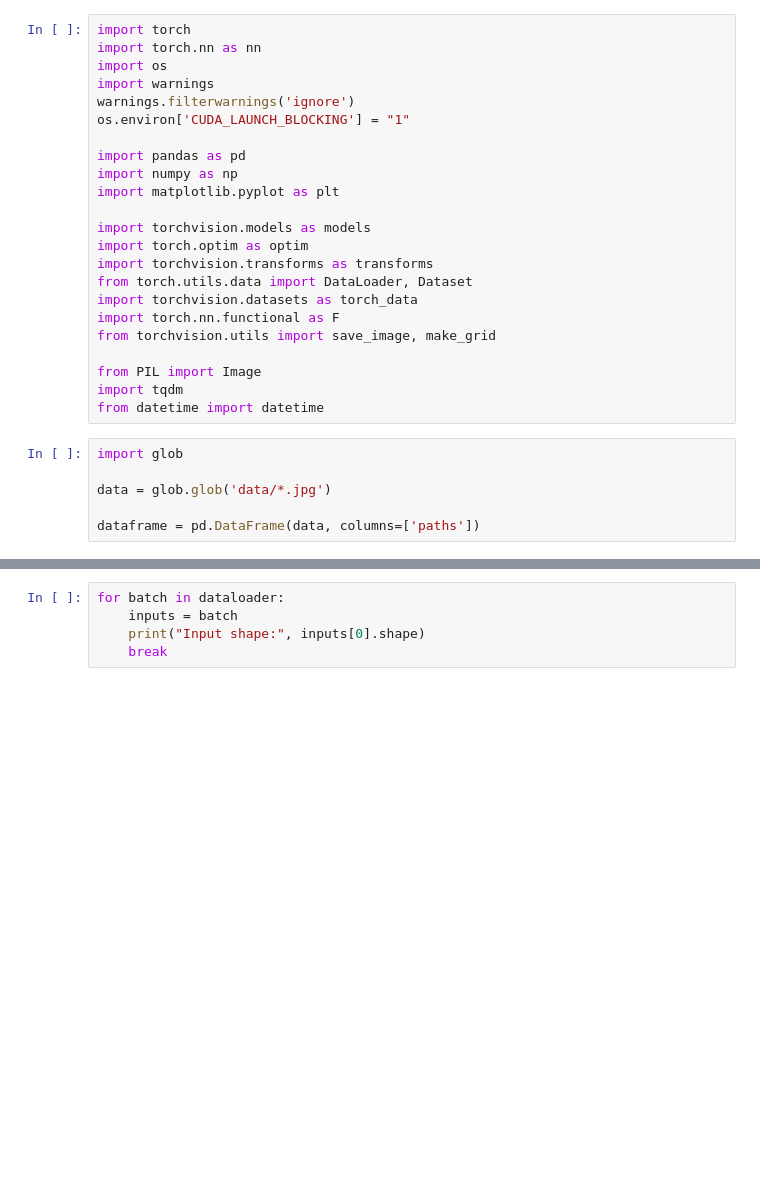
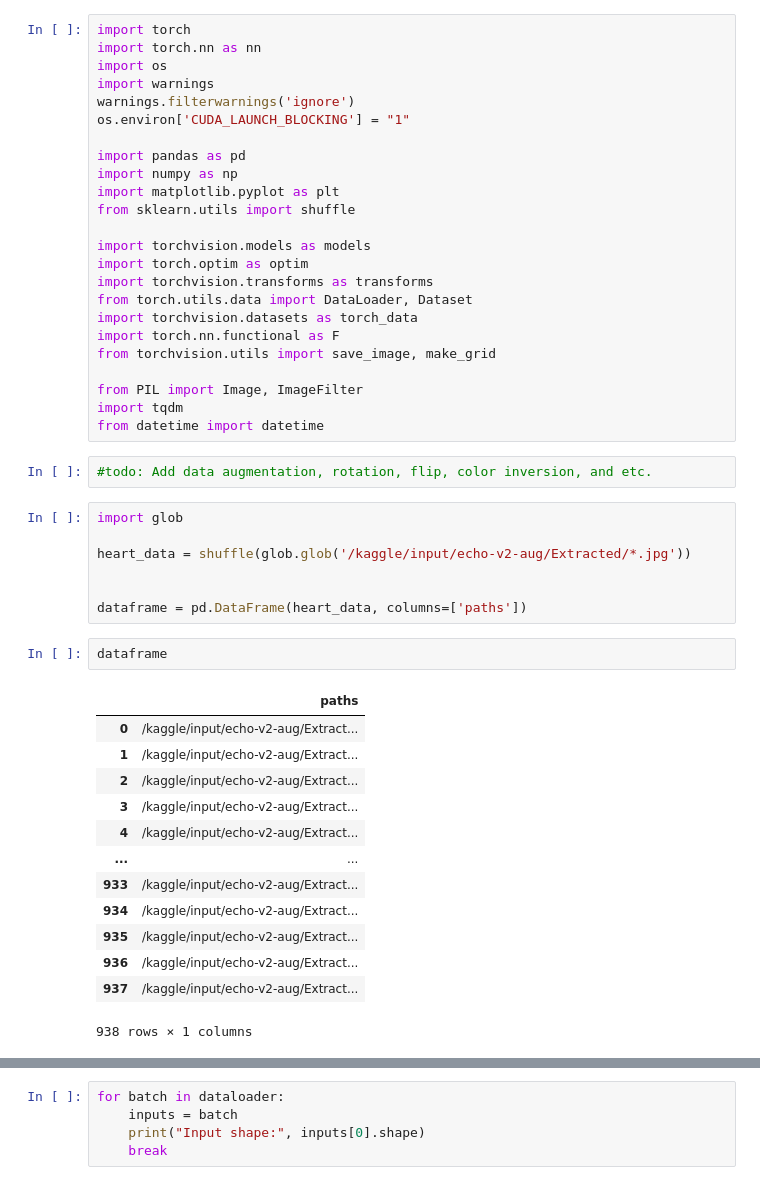
Before and after one commit to parsakhavarinejad/MedSRGAN-Pytorch, a Jupyter notebook: notebook/medsrgan.ipynb, the cells around one changed output, grey strips where cells are left out. Cells and saved outputs as stored; diff of their text form; blank space fills up the shorter version.

```diff
--- a/notebook/medsrgan.ipynb
+++ b/notebook/medsrgan.ipynb
@@ -9,6 +9,7 @@ os.environ['CUDA_LAUNCH_BLOCKING'] = "1"
 import pandas as pd
 import numpy as np
 import matplotlib.pyplot as plt
+from sklearn.utils import shuffle
 
 import torchvision.models as models
 import torch.optim as optim
@@ -18,15 +19,34 @@ import torchvision.datasets as torch_data
 import torch.nn.functional as F
 from torchvision.utils import save_image, make_grid
 
-from PIL import Image
+from PIL import Image, ImageFilter
 import tqdm
 from datetime import datetime
+# %%
+#todo: Add data augmentation, rotation, flip, color inversion, and etc.
 # %%
 import glob
 
-data = glob.glob('data/*.jpg')
+heart_data = shuffle(glob.glob('/kaggle/input/echo-v2-aug/Extracted/*.jpg'))
 
-dataframe = pd.DataFrame(data, columns=['paths'])
+
+dataframe = pd.DataFrame(heart_data, columns=['paths'])
+# %%
+dataframe
+# %% [output]
+|  | paths |
+| 0 | /kaggle/input/echo-v2-aug/Extract... |
+| 1 | /kaggle/input/echo-v2-aug/Extract... |
+| 2 | /kaggle/input/echo-v2-aug/Extract... |
+| 3 | /kaggle/input/echo-v2-aug/Extract... |
+| 4 | /kaggle/input/echo-v2-aug/Extract... |
+| ... | ... |
+| 933 | /kaggle/input/echo-v2-aug/Extract... |
+| 934 | /kaggle/input/echo-v2-aug/Extract... |
+| 935 | /kaggle/input/echo-v2-aug/Extract... |
+| 936 | /kaggle/input/echo-v2-aug/Extract... |
+| 937 | /kaggle/input/echo-v2-aug/Extract... |
+938 rows × 1 columns
 # %%
 class CustomDataset(Dataset):
 
```
Also changed, not shown: parts of 12 cells of this notebook.
